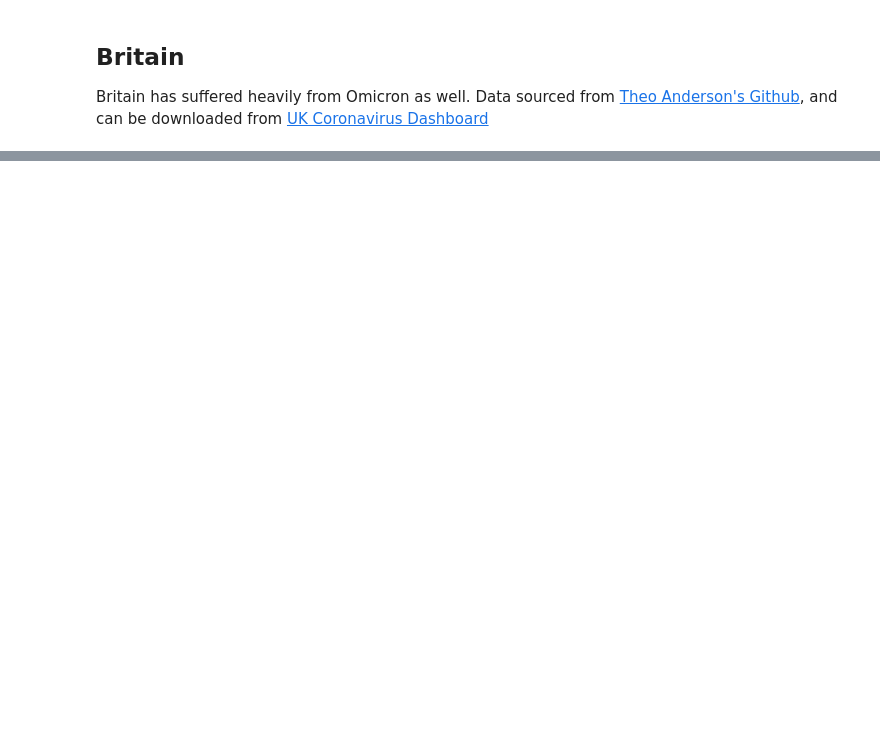
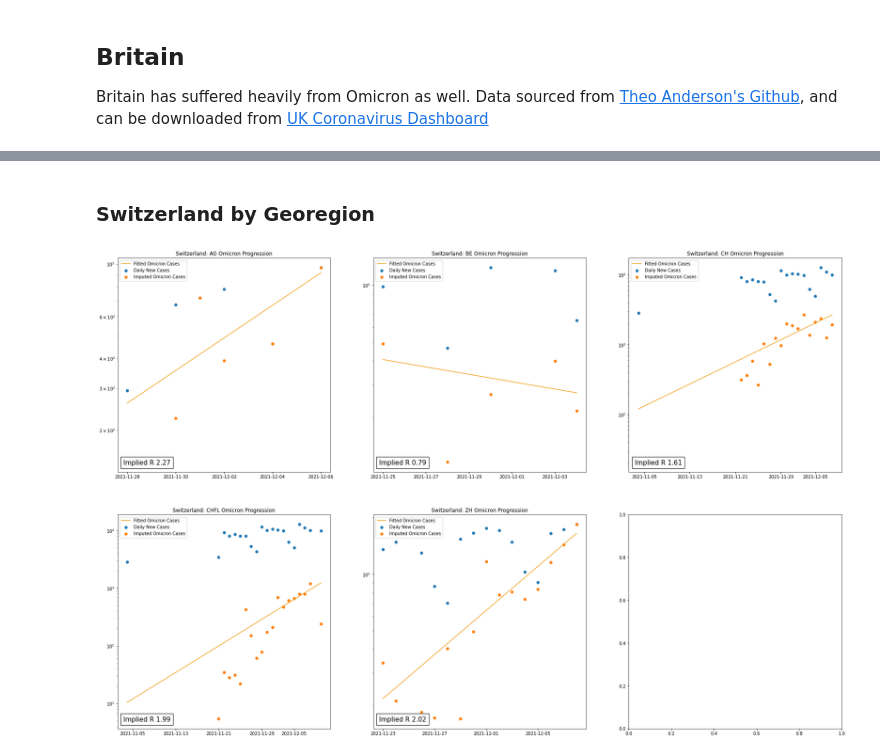
Before and after one commit to rrjzhang/omicron_dive, a Jupyter notebook: r0_calcs.ipynb, the cells around one changed output, grey strips where cells are left out. Saved outputs shown, nothing was run; the diff lists cells and outputs as text; code cells hidden in the pictures; blank space fills up the shorter version.

```diff
--- a/r0_calcs.ipynb
+++ b/r0_calcs.ipynb
@@ -213,0 +274,7 @@ show_omicron(swiss_agg_df, implied_rt, "Switzerland")
+# %% [markdown]
+### Switzerland by Georegion
+# %%
+fig, axes = show_aggregate_omicron(swiss_df, 'geoRegion', (2,3), 'Switzerland', figsize=(30,20), labelsize=10, xtickSkip=2)
+plt.show()
+# %% [output]
+[figure, added]
```
Also changed, not shown: parts of 22 cells of this notebook.
